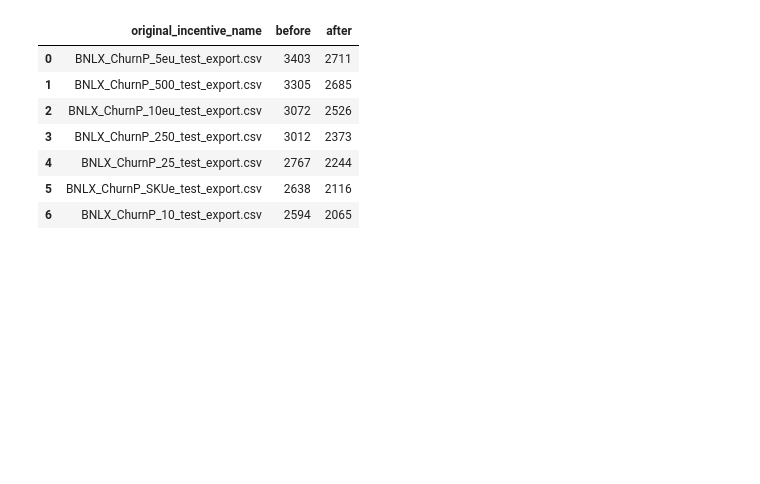
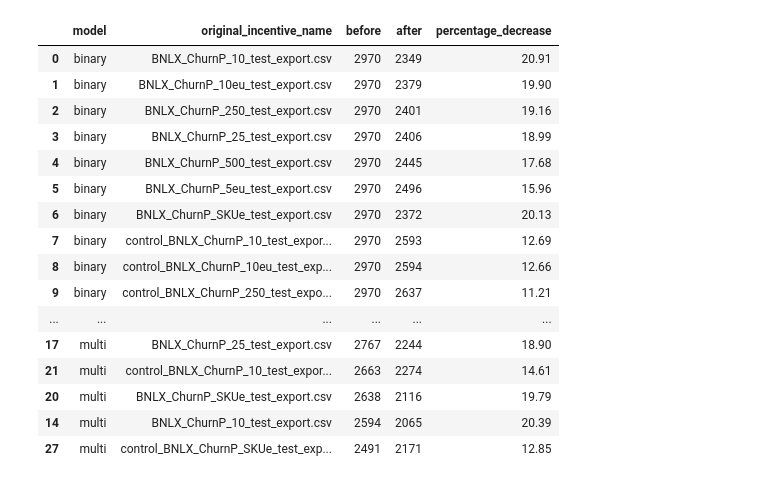
Before and after one commit to tomsterk/Thesis-Data-Science-Uplift, a Jupyter notebook: Correction crm check experimental phase 2.ipynb, the cells around one changed output. Saved outputs shown, nothing was run; the diff lists cells and outputs as text; code cells hidden in the pictures; blank space fills up the shorter version.

Commit message:
crm correction check

```diff
--- a/Correction crm check experimental phase 2.ipynb
+++ b/Correction crm check experimental phase 2.ipynb
@@ -25,38 +62,54 @@ df.head()
 # %%
 def incentive_distribution_comparison(df: pd.DataFrame) -> pd.DataFrame:
     before = (
-        df["original_incentive_name"]
-        .value_counts(normalize=False)
+        df.groupby(["model", "original_incentive_name"])
+        .size()
         .rename("before")
     )
 
     after = (
-        df.loc[df["in_correction"] == 1, "original_incentive_name"]
-        .value_counts(normalize=False)
+        df.loc[df["in_correction"] == 1]
+        .groupby(["model", "original_incentive_name"])
+        .size()
         .rename("after")
     )
 
-    return (
+    result = (
         pd.concat([before, after], axis=1)
         .fillna(0)
         .reset_index()
-        .rename(columns={"index": "original_incentive_name"})
-        .sort_values("before", ascending=False)
     )
 
+    result["before"] = result["before"].astype(int)
+    result["after"]  = result["after"].astype(int)
+    result["percentage_decrease"] = (
+        ((result["before"] - result["after"]) / result["before"])
+        .where(result["before"] != 0)
+        * 100
+    ).round(2)
 
-df_incentive_dist = incentive_distribution_comparison(df)
+    return result.sort_values(["model", "before"], ascending=[True, False])
 
+df_incentive_dist = incentive_distribution_comparison(df_combined)
 df_incentive_dist
 # %% [output]
-|  | original_incentive_name | before | after |
-| 0 | BNLX_ChurnP_5eu_test_export.csv | 3403 | 2711 |
-| 1 | BNLX_ChurnP_500_test_export.csv | 3305 | 2685 |
-| 2 | BNLX_ChurnP_10eu_test_export.csv | 3072 | 2526 |
-| 3 | BNLX_ChurnP_250_test_export.csv | 3012 | 2373 |
-| 4 | BNLX_ChurnP_25_test_export.csv | 2767 | 2244 |
-| 5 | BNLX_ChurnP_SKUe_test_export.csv | 2638 | 2116 |
-| 6 | BNLX_ChurnP_10_test_export.csv | 2594 | 2065 |
+|  | model | original_incentive_name | before | after | percentage_decrease |
+| 0 | binary | BNLX_ChurnP_10_test_export.csv | 2970 | 2349 | 20.91 |
+| 1 | binary | BNLX_ChurnP_10eu_test_export.csv | 2970 | 2379 | 19.90 |
+| 2 | binary | BNLX_ChurnP_250_test_export.csv | 2970 | 2401 | 19.16 |
+| 3 | binary | BNLX_ChurnP_25_test_export.csv | 2970 | 2406 | 18.99 |
+| 4 | binary | BNLX_ChurnP_500_test_export.csv | 2970 | 2445 | 17.68 |
+| 5 | binary | BNLX_ChurnP_5eu_test_export.csv | 2970 | 2496 | 15.96 |
+| 6 | binary | BNLX_ChurnP_SKUe_test_export.csv | 2970 | 2372 | 20.13 |
+| 7 | binary | control_BNLX_ChurnP_10_test_expor... | 2970 | 2593 | 12.69 |
+| 8 | binary | control_BNLX_ChurnP_10eu_test_exp... | 2970 | 2594 | 12.66 |
+| 9 | binary | control_BNLX_ChurnP_250_test_expo... | 2970 | 2637 | 11.21 |
+| ... | ... | ... | ... | ... | ... |
+| 17 | multi | BNLX_ChurnP_25_test_export.csv | 2767 | 2244 | 18.90 |
+| 21 | multi | control_BNLX_ChurnP_10_test_expor... | 2663 | 2274 | 14.61 |
+| 20 | multi | BNLX_ChurnP_SKUe_test_export.csv | 2638 | 2116 | 19.79 |
+| 14 | multi | BNLX_ChurnP_10_test_export.csv | 2594 | 2065 | 20.39 |
+| 27 | multi | control_BNLX_ChurnP_SKUe_test_exp... | 2491 | 2171 | 12.85 |
 # %%
 def coerce_metrics_to_numeric(df: pd.DataFrame, cols: list[str]) -> pd.DataFrame:
     df = df.copy()
```
Also changed, not shown: parts of 5 cells of this notebook, 4 other files.
